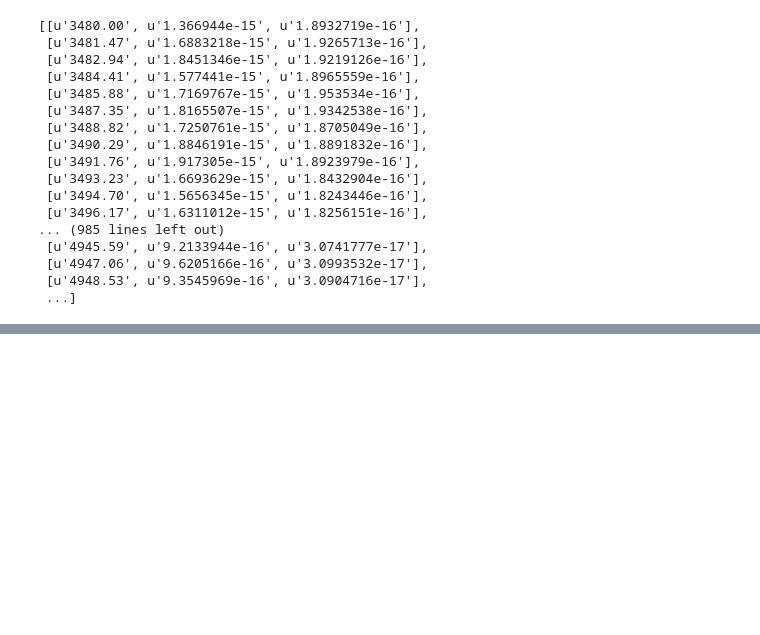
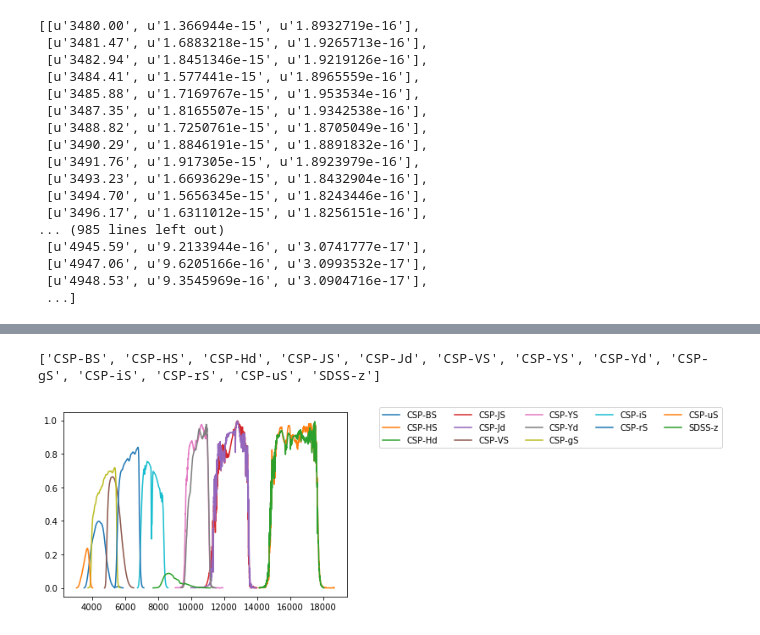
Before and after one commit to RutgersSN/plasticc-Iax, a Jupyter notebook: SN2005hk/Iax-SED.ipynb, the cells around one changed output, grey strips where cells are left out. Saved outputs shown, nothing was run; the diff lists cells and outputs as text; code cells hidden in the pictures; blank space fills up the shorter version.

```diff
--- a/SN2005hk/Iax-SED.ipynb
+++ b/SN2005hk/Iax-SED.ipynb
@@ -164,3 +194,18 @@ if np.sum(peakmjd>0) == 0:
 Effective wavelength of bessellb: 4384.77273446
 wavelength difference: -36.0419272146
 peakmjd: 53684.6529476
+# %%
+#plot filters
+filters = np.unique(sn['Filter'][sn['Survey']=='CSP']).tolist()
+filters += ['SDSS-z']
+
+sedfit.utils.register_bands_for_sncosmo()
+
+for f in filters:
+    band = sncosmo.get_bandpass(f)
+    plt.plot(band.wave,band.trans,label=f)
+plt.legend(bbox_to_anchor=(1.1, 1.05),ncol=5)
+print filters
+# %% [output]
+['CSP-BS', 'CSP-HS', 'CSP-Hd', 'CSP-JS', 'CSP-Jd', 'CSP-VS', 'CSP-YS', 'CSP-Yd', 'CSP-gS', 'CSP-iS', 'CSP-rS', 'CSP-uS', 'SDSS-z']
+[figure, added]
```
Also changed, not shown: parts of 28 cells of this notebook, 2 other files.
